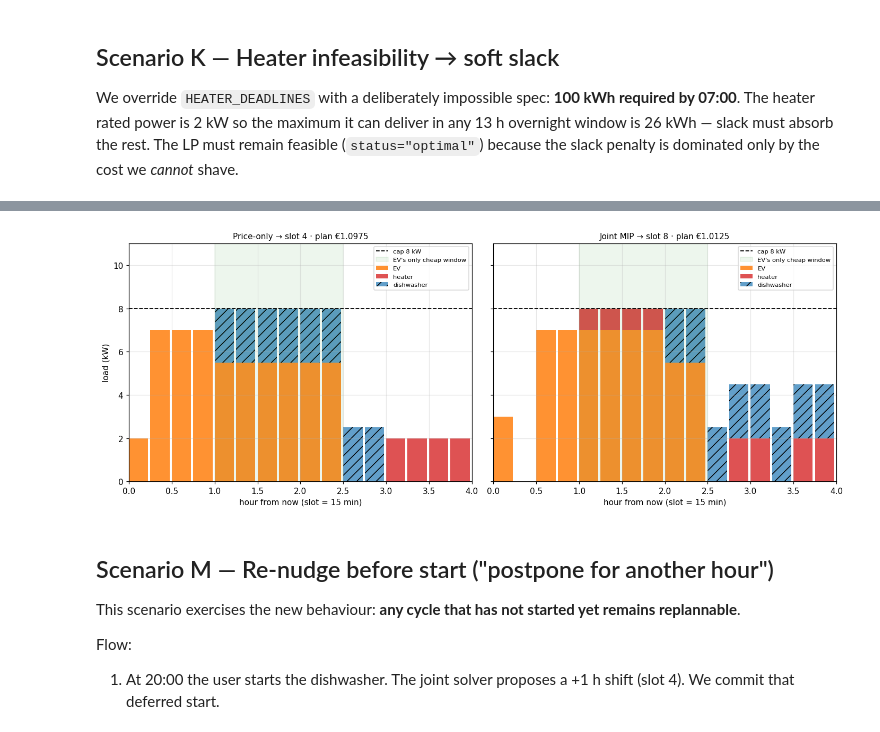
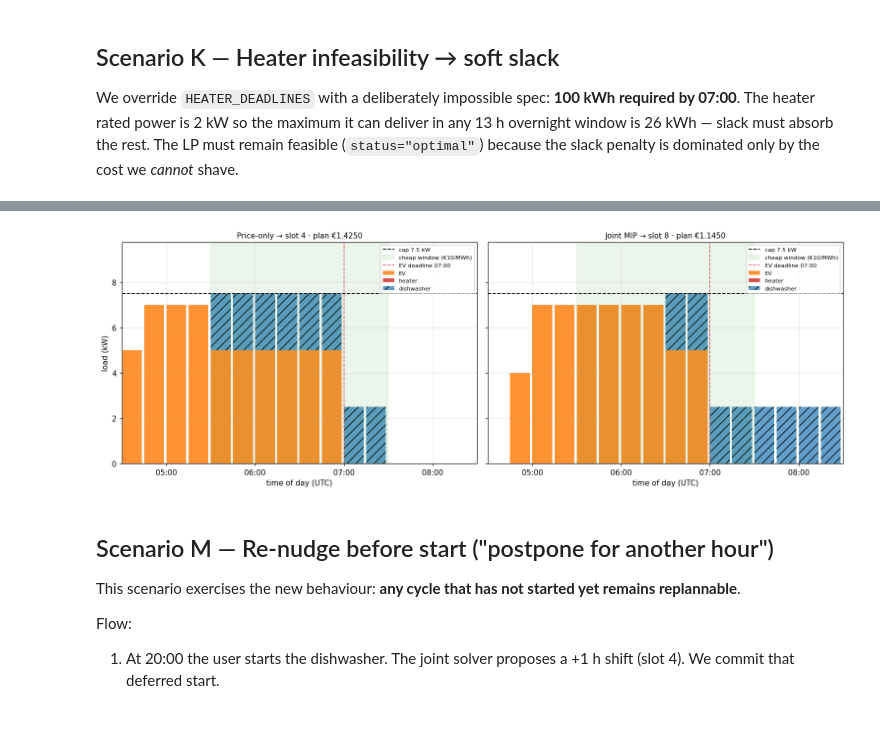
Before and after one commit to mjordanic/home-energy-planner, a Jupyter notebook: notebooks/05_optimizer.ipynb, the cells around one changed output, grey strips where cells are left out. Saved outputs shown, nothing was run; the diff lists cells and outputs as text; code cells hidden in the pictures.

```diff
--- a/notebooks/05_optimizer.ipynb
+++ b/notebooks/05_optimizer.ipynb
@@ -720,39 +694,39 @@ delivers a **lower plan-level cost** because it sees the trade-off.
 # %%
-# Setup: tight EV deadline (2.5 h, 10 slots ahead) + tight cap (8 kW).
-# The EV is in the *only* cheap window (slots 4-9, price 10) and needs
-# enough kWh that any cycle overlap forces it onto expensive slots.
-#
-# Price-only logic picks the cheapest 8-slot run for the cycle (slot 4),
-# but that overlaps the EV's only cheap window, knocking EV power down
-# from 7 kW to 5.5 kW for those slots and pushing the missing kWh into
-# the expensive 100 €/MWh slots 0-3.
-#
-# Joint MIP sees this trade-off and shifts the cycle to slot 8, where
-# the cycle costs slightly more but the EV gets to use the full cheap
-# window unimpeded.
+# Setup: tight cap (7.5 kW) so EV (7 kW) + dish (2.5 kW) cannot co-run at
+# rated power, and a 2 h cheap window (slots 4-11) sized exactly to the
+# EV's 14 kWh / 7 kW = 2 h need. Any kWh the EV loses inside the cheap
+# window must come from the €200 hour right before — a 20× price gap.
+# Heater is disabled (heater_deadlines=()) to isolate the EV-vs-cycle
+# trade-off; with a heater also competing for the same cheap slots the
+# constraint interaction would muddy the comparison.
 prices_L = np.full(96, 60.0)
-prices_L[0:4]  = 100.0      # 04:30-05:30 expensive
-prices_L[4:10] = 10.0       # 05:30-07:00 deeply cheap (EV's only chance)
-prices_L[10:16] = 50.0      # 07:00-08:30 medium
+prices_L[0:4]   = 200.0     # 04:30–05:30 very expensive (1 h)
+prices_L[4:12]  = 10.0      # 05:30–07:30 deeply cheap (2 h, exactly the EV's need)
+prices_L[12:16] = 50.0      # 07:30–08:30 medium
 
-now_L = _utc(4, 30)         # 04:30 UTC, EV deadline at 07:00 (slot 10)
+now_L = _utc(4, 30)
+EV_NEED_KWH = 14.0
+TIME_TO_DEADLINE_H = 2.5    # EV deadline at 07:00, slot 10
+CAP_KW = 7.5
 
 spec = APPLIANCES["dishwasher"]
 window_slots = int(HITL_RESCHEDULE_WINDOW_HOURS * 60.0 / SLOT_MINUTES)
 last_start = min(window_slots, 96 - spec.cycle_slots)
 
-# (1) Price-only proposal — the "naive" shift score we used pre-MIP.
+# (1) Price-only proposal — the legacy shift score we used pre-MIP. It
+#     ignores EV / heater / cap, so it just finds the cheapest 8 slots.
 slice_L = prices_L[:96]
 naive = _propose_for_onset(
     "dishwasher", now_L, slice_L,
     cycle_slots=spec.cycle_slots, rated_kw=spec.rated_kw, horizon_slots=96,
 )
 
-# (2) Joint MIP — schedule with pending dishwasher and tight EV deadline.
+# (2) Joint MIP — schedule with a pending dishwasher and tight EV deadline.
 def _solve_with_cycle_at(slot: int):
     return solve_receding_horizon(
         now_L, prices_L, horizon_slots=96,
-        remaining_ev_kwh=14.0, time_to_deadline_h=2.5, house_cap_kw=8.0,
+        remaining_ev_kwh=EV_NEED_KWH, time_to_deadline_h=TIME_TO_DEADLINE_H,
+        house_cap_kw=CAP_KW, heater_deadlines=(),
         pending_cycles=[PendingCycle(
             appliance="dishwasher", cycle_slots=spec.cycle_slots,
             rated_kw=spec.rated_kw,
@@ -762,7 +736,8 @@ def _solve_with_cycle_at(slot: int):
 
 sched_joint = solve_receding_horizon(
     now_L, prices_L, horizon_slots=96,
-    remaining_ev_kwh=14.0, time_to_deadline_h=2.5, house_cap_kw=8.0,
+    remaining_ev_kwh=EV_NEED_KWH, time_to_deadline_h=TIME_TO_DEADLINE_H,
+    house_cap_kw=CAP_KW, heater_deadlines=(),
     pending_cycles=[PendingCycle(
         appliance="dishwasher", cycle_slots=spec.cycle_slots,
         rated_kw=spec.rated_kw, earliest_start_slot=0,
@@ -773,7 +748,8 @@ joint_slot = sched_joint.cycle_starts["dishwasher"]
 joint_cost = sched_joint.expected_cost
 
 # (3) Plan-level cost the user would actually realise if the price-only
-# logic decided — pin the cycle at the naive slot and re-solve.
+#     logic decided — pin the cycle at the naive slot and re-solve under
+#     the same EV / cap constraints.
 naive_slot = int(round((naive.proposed_start_at - now_L).total_seconds() / 60.0 / SLOT_MINUTES))
 sched_pin_naive = _solve_with_cycle_at(naive_slot)
 naive_realised_cost = sched_pin_naive.expected_cost
@@ -784,15 +760,18 @@ print(f"  isolated cycle cost           : €{naive.cost_proposed_eur:.4f}   ←
 print(f"  plan-level cost if committed  : €{naive_realised_cost:.4f}   ← what the user actually pays")
 print()
 print(f"Joint MIP optimal shift         : slot {joint_slot} (+{joint_slot*SLOT_H:.2f} h)")
-print(f"  plan-level cost               : €{joint_cost:.4f}   ← lower!")
+print(f"  plan-level cost               : €{joint_cost:.4f}   ← lower")
 print()
 delta = naive_realised_cost - joint_cost
 pct = (1 - joint_cost / max(naive_realised_cost, 1e-9)) * 100
 print(f"Δ = €{delta:+.4f}  ({pct:+.1f}% relative)")
 print("─" * 62)
 
-# Plot the two outcomes side by side, zoomed on the first 4 hours.
-fig_L, axes = plt.subplots(1, 2, figsize=(13, 5), sharey=True)
+# Side-by-side stack plots on a datetime axis, zoomed on the first 4 h.
+fig_L, axes = plt.subplots(1, 2, figsize=(14, 5), sharey=True)
+width_days = SLOT_MINUTES * 0.9 / (60.0 * 24.0)
+zoom_end = now_L + timedelta(hours=4)
+ev_deadline = now_L + timedelta(hours=TIME_TO_DEADLINE_H)
 for ax, sched, slot, title in [
     (axes[0], sched_pin_naive, naive_slot,
      f"Price-only → slot {naive_slot} · plan €{naive_realised_cost:.4f}"),
@@ -800,28 +779,34 @@ for ax, sched, slot, title in [
      f"Joint MIP → slot {joint_slot} · plan €{joint_cost:.4f}"),
 ]:
     T = sched.horizon_slots
-    hrs = np.arange(T) * SLOT_H
+    times = [now_L + timedelta(minutes=SLOT_MINUTES * i) for i in range(T)]
     ev = np.asarray(sched.ev_power_kw)
     heat = np.asarray(sched.heater_power_kw)
     dish = np.zeros(T)
     dish[slot : slot + spec.cycle_slots] = spec.rated_kw
-    ax.bar(hrs, ev, width=SLOT_H * 0.9, color=_PALETTE["ev_charger"],
+    ax.bar(times, ev, width=width_days, color=_PALETTE["ev_charger"],
            label="EV", align="edge", alpha=0.85)
-    ax.bar(hrs, heat, width=SLOT_H * 0.9, bottom=ev,
+    ax.bar(times, heat, width=width_days, bottom=ev,
            color=_PALETTE["heater"], label="heater", align="edge", alpha=0.8)
-    ax.bar(hrs, dish, width=SLOT_H * 0.9, bottom=ev + heat,
+    ax.bar(times, dish, width=width_days, bottom=ev + heat,
            color=_PALETTE["dishwasher"], hatch="//", label="dishwasher",
            align="edge", alpha=0.7)
-    ax.axhline(8.0, color="black", ls="--", lw=1.2, label="cap 8 kW")
-    # Shade EV's cheap window (slots 4-9) for context.
-    ax.axvspan(4 * SLOT_H, 10 * SLOT_H, alpha=0.07, color="green",
-               label="EV's only cheap window")
+    ax.axhline(CAP_KW, color="black", ls="--", lw=1.2, label=f"cap {CAP_KW} kW")
+    cheap_start = now_L + timedelta(minutes=SLOT_MINUTES * 4)
+    cheap_end   = now_L + timedelta(minutes=SLOT_MINUTES * 12)
+    ax.axvspan(cheap_start, cheap_end, alpha=0.08, color="green",
+               label="cheap window (€10/MWh)")
+    ax.axvline(ev_deadline, color="#d62728", ls="--", lw=1.1, alpha=0.7,
+               label="EV deadline 07:00")
     ax.set_title(title, fontsize=10)
-    ax.set_xlabel(f"hour from now (slot = {SLOT_MINUTES} min)")
-    ax.set_xlim(0, 4)
-    ax.set_ylim(0, 11)
+    ax.set_xlim(now_L, zoom_end)
+    ax.set_ylim(0, max(CAP_KW * 1.3, 9.5))
+    ax.xaxis.set_major_locator(mdates.HourLocator(interval=1))
+    ax.xaxis.set_major_formatter(mdates.DateFormatter("%H:%M"))
+    ax.set_xlabel("time of day (UTC)")
     ax.legend(fontsize=7.5, loc="upper right")
 axes[0].set_ylabel("load (kW)")
+fig_L.autofmt_xdate(rotation=0, ha="center")
 plt.tight_layout()
 plt.show()
 # %% [output]
@@ -837,5 +822,5 @@ Joint MIP optimal shift         : slot 8 (+2.00 h)
 ──────────────────────────────────────────────────────────────
-[figure, old version]
+[figure, new version]
 # %% [markdown]
 ## Scenario M — Re-nudge before start ("postpone for another hour")
 
```
Also changed, not shown: parts of 18 cells of this notebook, 34 other files.
